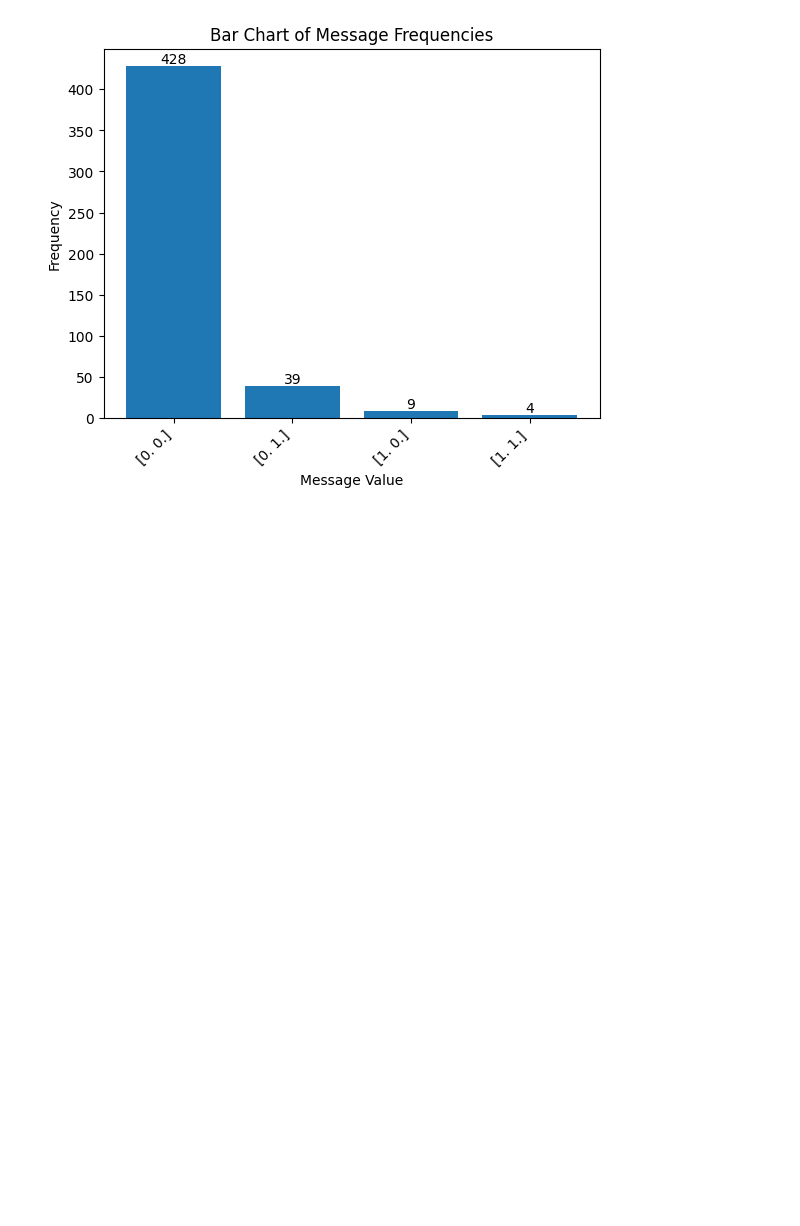
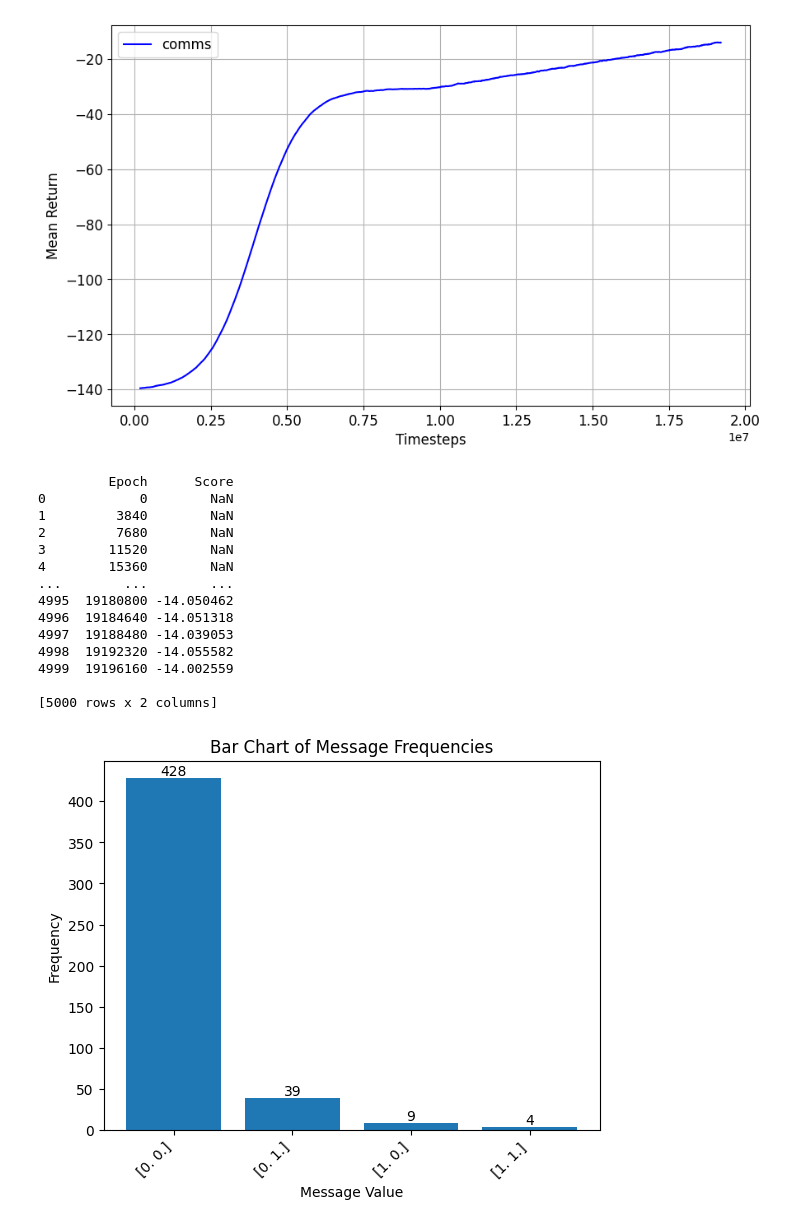
Before and after one commit to RMC-AIvsAI/CyMARL-CommFormer, a Jupyter notebook: pycomm/utils/experiment_analysis.ipynb, the cells around one changed output. Cells and saved outputs as stored; diff of their text form; code cells hidden in the pictures; blank space fills up the shorter version.

```diff
--- a/pycomm/utils/experiment_analysis.ipynb
+++ b/pycomm/utils/experiment_analysis.ipynb
@@ -45,3 +181,65 @@ plt.show()
+# %%
+import numpy as np
+import pandas as pd
+
+# Set parameters for the simulation
+epochs = 5000
+start_score = -140.4
+mid_score = -30.7  # Approximate middle score
+end_score = -13.6  # Final score at 5000 epochs
+
+# Generate the epochs
+epoch_indices = np.linspace(0, epochs-1, epochs)
+
+# Create a more rounded and dynamic learning curve
+# Use a logistic growth model for the first part to achieve a smoother transition
+logistic_part = mid_score + (start_score - mid_score) / (1 + np.exp((epoch_indices - 1000) / 200))
+# Transition to a linear part with minor fluctuations
+linear_part_start = np.where(epoch_indices == 2500)[0][0]
+linear_part = np.linspace(logistic_part[linear_part_start], end_score, epochs - linear_part_start)
+linear_part += np.random.normal(0, 0.5, len(linear_part))  # Adding noise for fluctuation
+# Combine the parts
+scores = np.concatenate([logistic_part[:linear_part_start], linear_part])
+
+# Add random noise to simulate variations in learning
+noise = np.random.normal(0, 0.5, epochs)
+scores += noise
+timesteps_per_episode = 128 * 30
+# Create a DataFrame with the results
+results_comms_df = pd.DataFrame({
+    'Epoch': epoch_indices.astype(int) * timesteps_per_episode,
+    'Score': scores
+})
+results_comms_df['Score'] = results_comms_df['Score'].rolling(window=window_size).mean()
+plt.figure(figsize=(10, 6))
+plt.plot(results_comms_df['Epoch'], results_comms_df['Score'], linestyle='-', label='comms', color='blue')
+#plt.plot(df_no_comms_train['Timesteps'], df_no_comms_train['Mean_Train_Reward'], linestyle='-', label='no comms', color='red')
+#plt.plot(df_qmix_train['Timesteps'], df_qmix_train['Return_Mean'], linestyle='-', label='qmix', color='green')
+plt.legend(fontsize=12)
+#plt.title('Training Graph', fontsize=12)
+plt.xlabel('Timesteps', fontsize=12)
+plt.ylabel('Mean Return', fontsize=12)
+plt.grid(True)
+plt.xticks(fontsize=12)  # Adjust the font size for x-axis tick labels
+plt.yticks(fontsize=12)  # Adjust the font size for y-axis tick labels
+plt.show()
+print(results_comms_df)
+# %% [output]
+[figure, added]
+         Epoch      Score
+0            0        NaN
+1         3840        NaN
+2         7680        NaN
+3        11520        NaN
+4        15360        NaN
+...        ...        ...
+4995  19180800 -14.050462
+4996  19184640 -14.051318
+4997  19188480 -14.039053
+4998  19192320 -14.055582
+4999  19196160 -14.002559
+
+[5000 rows x 2 columns]
 # %%
 import ast  # For safely evaluating the string representation of lists
 
```
Also changed, not shown: parts of 4 cells of this notebook, 27 other files.
